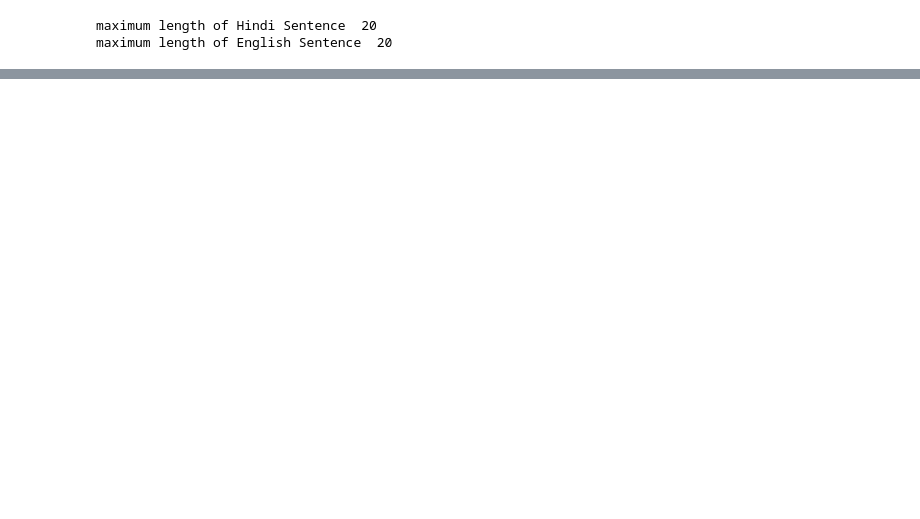
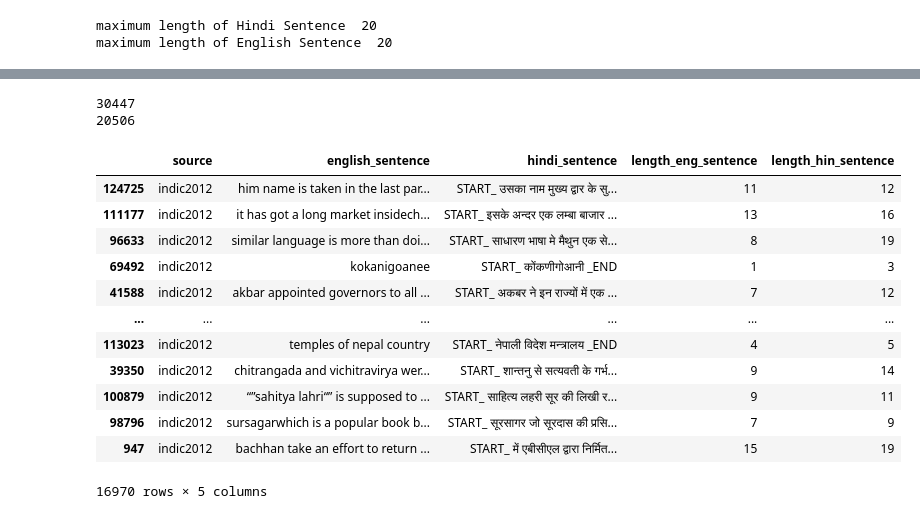
Before and after one commit to kpriyanshi02/MTM_Project, a Jupyter notebook: Machine_Translation_Model.ipynb, the cells around one changed output, grey strips where cells are left out. Drawn from its saved outputs; the diff is of its cells as text; code cells hidden in the pictures; blank space fills up the shorter version.

```diff
--- a/Machine_Translation_Model.ipynb
+++ b/Machine_Translation_Model.ipynb
@@ -183 +203,27 @@ num_encoder_tokens, num_decoder_tokens
 num_decoder_tokens = num_decoder_tokens + 1
+# %%
+#Converting the list of words into dictionary using enumerate( ) function for automatic indexing.
+
+input_token_index = dict([(word, i+1) for i, word in enumerate(input_words)])
+target_token_index = dict([(word, i+1) for i, word in enumerate(target_words)])
+#print(input_token_index)
+print(len(input_token_index.keys()))
+#print(target_token_index)
+print(len(target_token_index))
+lines
+# %% [output]
+30447
+20506
+|  | source | english_sentence | hindi_sentence | length_eng_sentence | length_hin_sentence |
+| 124725 | indic2012 | him name is taken in the last par... | START_ उसका नाम मुख्य द्वार के सु... | 11 | 12 |
+| 111177 | indic2012 | it has got a long market insidech... | START_ इसके अन्दर एक लम्बा बाजार ... | 13 | 16 |
+| 96633 | indic2012 | similar language is more than doi... | START_ साधारण भाषा मे मैथुन एक से... | 8 | 19 |
+| 69492 | indic2012 | kokanigoanee | START_ कोंकणीगोआनी _END | 1 | 3 |
+| 41588 | indic2012 | akbar appointed governors to all ... | START_ अकबर ने इन राज्यों में एक ... | 7 | 12 |
+| ... | ... | ... | ... | ... | ... |
+| 113023 | indic2012 | temples of nepal country | START_ नेपाली विदेश मन्त्रालय _END | 4 | 5 |
+| 39350 | indic2012 | chitrangada and vichitravirya wer... | START_ शान्तनु से सत्यवती के गर्भ... | 9 | 14 |
+| 100879 | indic2012 | “”sahitya lahri“” is supposed to ... | START_ साहित्य लहरी सूर की लिखी र... | 9 | 11 |
+| 98796 | indic2012 | sursagarwhich is a popular book b... | START_ सूरसागर जो सूरदास की प्रसि... | 7 | 9 |
+| 947 | indic2012 | bachhan take an effort to return ... | START_ में एबीसीएल द्वारा निर्मित... | 15 | 19 |
+16970 rows × 5 columns
```
Also changed, not shown: parts of 21 cells of this notebook, 4 other files.
